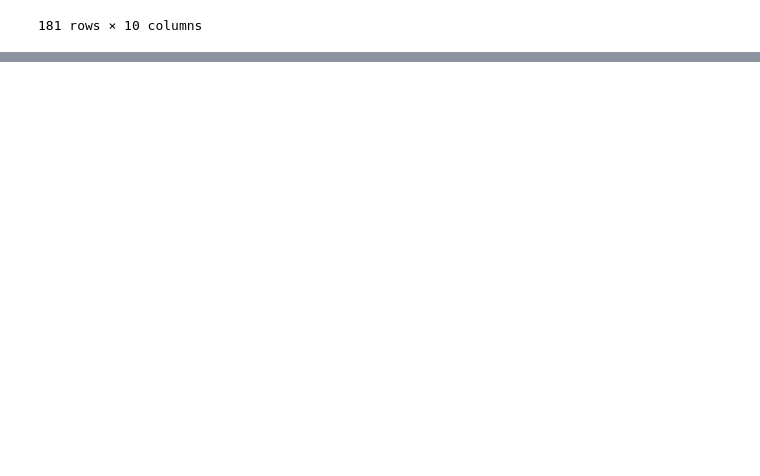
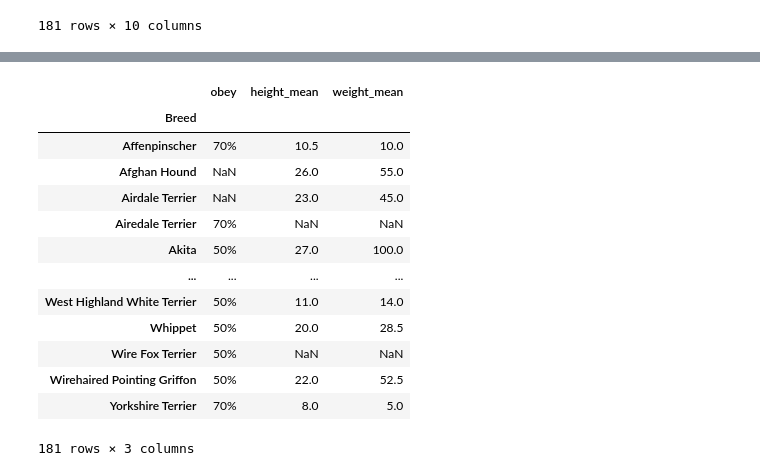
Before and after one commit to Sua95/pandas_project, a Jupyter notebook: dogs_inteligence/Untitled.ipynb, the cells around one changed output, grey strips where cells are left out. Drawn from its saved outputs; the diff is of its cells as text; code cells hidden in the pictures; blank space fills up the shorter version.

Commit message:
rows with the mean of height and weight added

```diff
--- a/dogs_inteligence/Untitled.ipynb
+++ b/dogs_inteligence/Untitled.ipynb
@@ -96,3 +97,17 @@ df
 | Wirehaired Pointing Griffon | 84.0 | Average Working/Obedience Intelli... | 50% | 26.0 | 40.0 | 98.0 | 20 | ... |
 | Yorkshire Terrier | 33.0 | Above Average Working Dogs | 70% | 16.0 | 25.0 | 149.0 | 8 | ... |
 181 rows × 10 columns
+# %%
+
+df.replace('na', np.nan, inplace = True)
+df.replace('not found', np.nan, inplace = True)
+
+df["weight_high_lbs"] = df["weight_high_lbs"].astype(float)
+df["weight_low_lbs"] = df["weight_low_lbs"].astype(float)
+df["height_low_inches"] = df["height_low_inches"].astype(float)
+df["height_high_inches"] = df["height_high_inches"].astype(float)
+
+
+df["weight_mean"] = (df["weight_low_lbs"] + df["weight_high_lbs"]) / 2
+df["height_mean"] = (df["height_low_inches"] + df["height_high_inches"]) / 2
+df.dtypes
@@ -98,0 +128,18 @@ df
+# %%
+df.dropna(axis="rows", how="any", )
+df[["obey","height_mean","weight_mean"]]
+# %% [output]
+|  | obey | height_mean | weight_mean |
+| Breed |  |  |  |
+| Affenpinscher | 70% | 10.5 | 10.0 |
+| Afghan Hound | NaN | 26.0 | 55.0 |
+| Airdale Terrier | NaN | 23.0 | 45.0 |
+| Airedale Terrier | 70% | NaN | NaN |
+| Akita | 50% | 27.0 | 100.0 |
+| ... | ... | ... | ... |
+| West Highland White Terrier | 50% | 11.0 | 14.0 |
+| Whippet | 50% | 20.0 | 28.5 |
+| Wire Fox Terrier | 50% | NaN | NaN |
+| Wirehaired Pointing Griffon | 50% | 22.0 | 52.5 |
+| Yorkshire Terrier | 70% | 8.0 | 5.0 |
+181 rows × 3 columns
```
Also changed, not shown: parts of 2 cells of this notebook.
